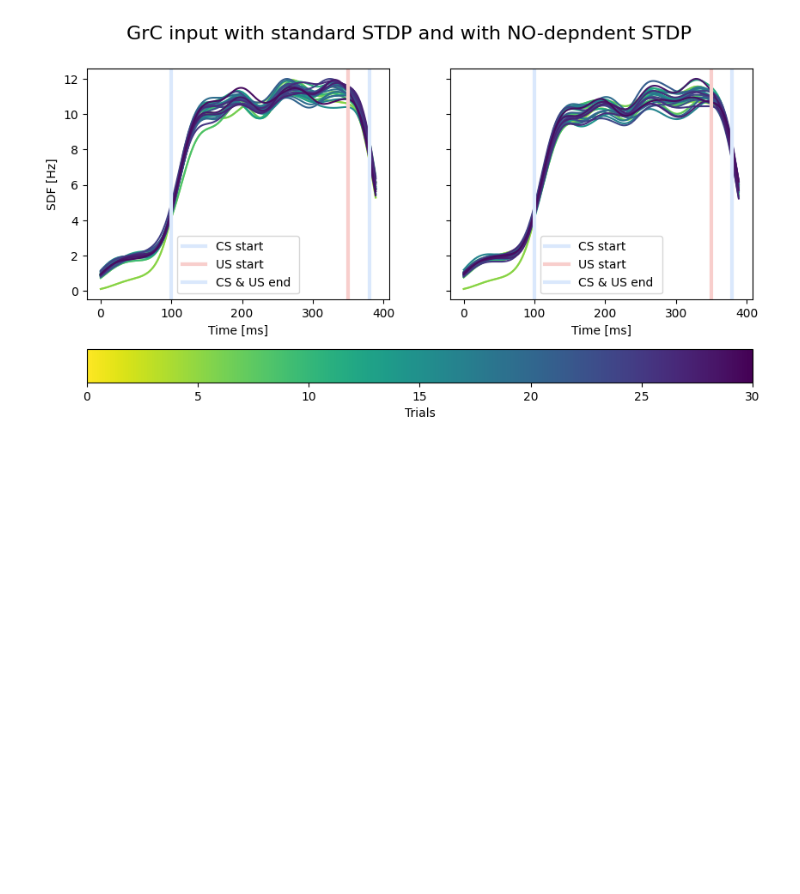
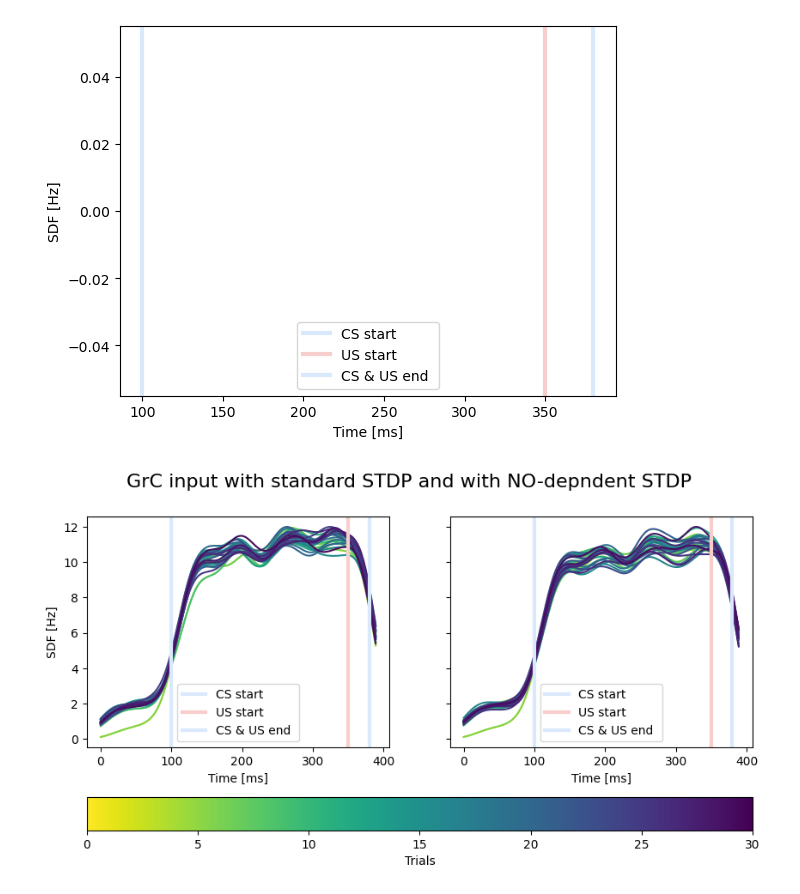
Before and after one commit to alessandratrapani/NODS, a Jupyter notebook: grid_search_Aplus_Aminus/grc_sdf_raster.ipynb, the cells around one changed output. Saved outputs shown, nothing was run; the diff lists cells and outputs as text; code cells hidden in the pictures; blank space fills up the shorter version.

```diff
--- a/grid_search_Aplus_Aminus/grc_sdf_raster.ipynb
+++ b/grid_search_Aplus_Aminus/grc_sdf_raster.ipynb
@@ -9,7 +9,9 @@ import matplotlib.pyplot as plt
 import seaborn as sns
 import matplotlib.patches as patches
 # %%
-with open("/home/nomodel/code/NODS/network_configuration.json", "r") as json_file:
+result_path = "/g100_scratch/userexternal/csartor1/results/without_NO/simulation_0Hz_sim5/"
+
+with open("/g100_work/EIRI_E_POLIMI/no_paper/NODS/network_configuration.json", "r") as json_file:
     net_config = json.load(json_file)
 
 CS_burst_dur = net_config["devices"]["CS"]["parameters"]["burst_dur"]
@@ -22,7 +24,7 @@ CS_color = net_config["colors"]["CS"]
 US_color = net_config["colors"]["US"]
 with_NO_color = net_config["devices"]["nNOS"]["color"][0]
 without_NO_color = "#000000"
-cell = "granule_spikes"
+cell = "glom_spikes"
 # %%
 results_path = f"/home/nomodel/code/NODS/results/grid_search/grid_complete_1/min4_plus8/4/"
 spk = get_spike_activity(cell_name=cell, path=results_path)
@@ -35,6 +37,40 @@ spk_NO = get_spike_activity(cell_name=cell, path=results_path_NO)
 evs_cell_NO = spk[:, 0]
 sdf_mean_cell_NO = []
 sdf_change_alltrials_NO = []
+# %%
+palette = list(reversed(sns.color_palette("viridis", n_trials).as_hex()))
+sm = plt.cm.ScalarMappable(cmap="viridis_r", norm=plt.Normalize(vmin=0, vmax=n_trials))
+
+fig = plt.figure()
+spk = get_spike_activity(cell,result_path)
+step = 5
+sdf_mean_cell = []
+for trial in range(n_trials):
+    start = trial * between_start
+    stop = CS_start_first + CS_burst_dur + trial * between_start
+    sdf_cell = sdf(start=start, stop=stop, spk=spk, step=step)
+    sdf_mean_cell.append(sdf_mean(sdf_cell))
+
+    plt.plot(sdf_mean_cell[trial], palette[trial])
+
+
+plt.axvline(CS_start_first, label="CS start", linewidth=3, c=CS_color)
+plt.axvline(
+    US_start_first - between_start, label="US start", linewidth=3, c=US_color
+)
+plt.axvline(
+    CS_start_first + CS_burst_dur, label="CS & US end ", linewidth=3, c=CS_color
+)
+
+
+plt.ylabel("SDF [Hz]")
+plt.xlabel("Time [ms]")
+
+plt.legend()
+
+plt.show()
+# %% [output]
+[figure, added]
 # %%
 palette = list(reversed(sns.color_palette("viridis", n_trials).as_hex()))
 sm = plt.cm.ScalarMappable(cmap="viridis_r", norm=plt.Normalize(vmin=0, vmax=n_trials))
```
Also changed, not shown: 14 other files.
